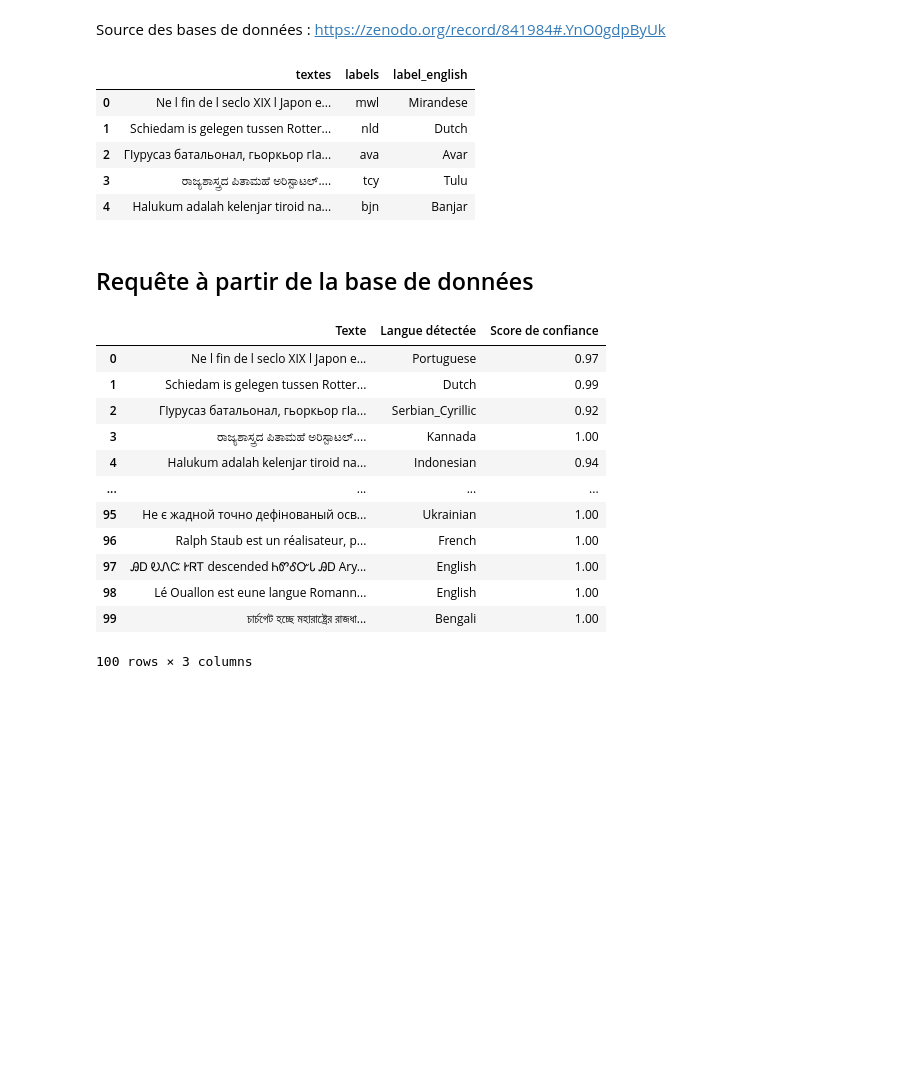
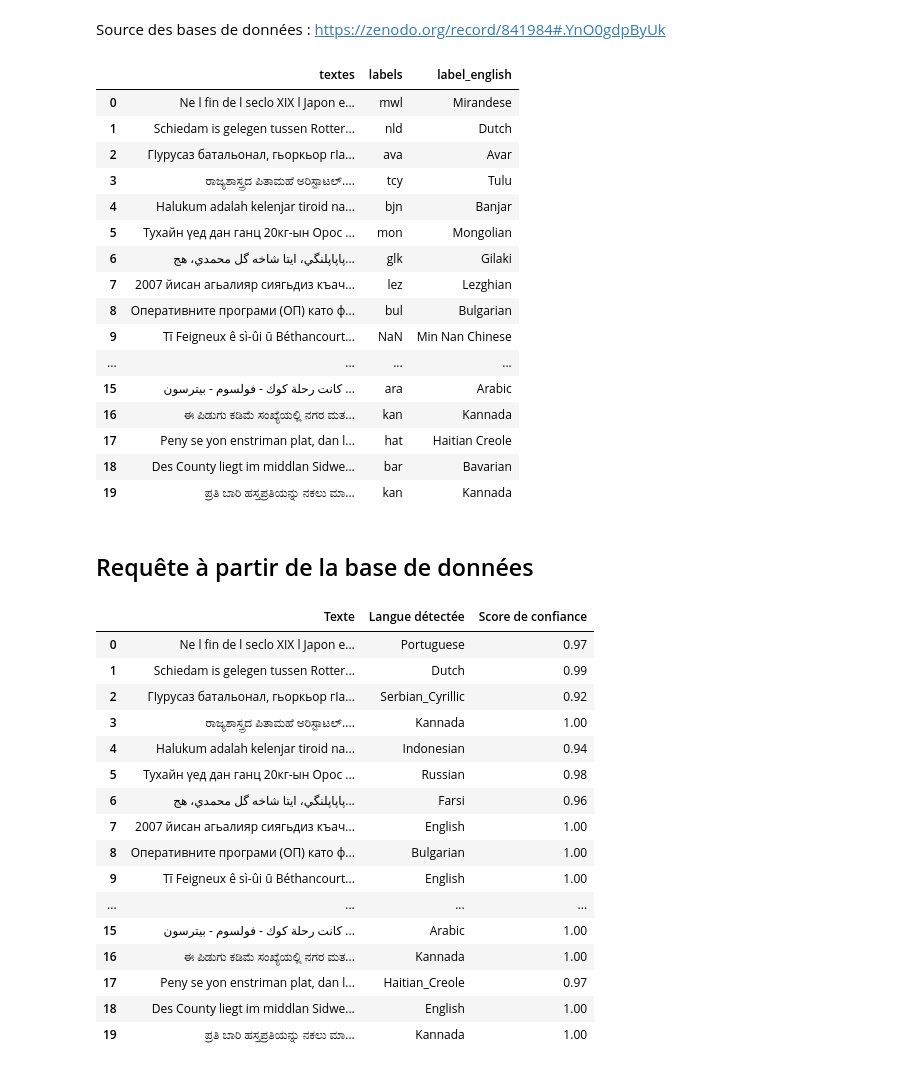
Before and after one commit to SanaeSaccomano/La-visite-commence-ici, a Jupyter notebook: A la découverte du métier/Notebook_Text_Analytics.ipynb, the cells around one changed output. Saved outputs shown, nothing was run; the diff lists cells and outputs as text; code cells hidden in the pictures; blank space fills up the shorter version.

```diff
--- a/A la découverte du métier/Notebook_Text_Analytics.ipynb
+++ b/A la découverte du métier/Notebook_Text_Analytics.ipynb
@@ -164,21 +164,33 @@ Source des bases de données :
 # %%
 # Cette fonction permet d'importer une base de données créées à partir des données de Wikipedia Language Identification database
 x_text = import_text_wiki(chemin, 'x_test.txt', 'y_test.txt', "labels.csv", 100)
-x_text.head(5)
+x_text.head(20)
 # %% [output]
 |  | textes | labels | label_english |
 | 0 | Ne l fin de l seclo XIX l Japon e... | mwl | Mirandese |
 | 1 | Schiedam is gelegen tussen Rotter... | nld | Dutch |
 | 2 | ГIурусаз батальонал, гьоркьор гIа... | ava | Avar |
 | 3 | ರಾಜ್ಯಶಾಸ್ತ್ರದ ಪಿತಾಮಹೆ ಅರಿಸ್ಟಾಟಲ್.... | tcy | Tulu |
 | 4 | Halukum adalah kelenjar tiroid na... | bjn | Banjar |
+| 5 | Тухайн үед дан ганц 20кг-ын Орос ... | mon | Mongolian |
+| 6 | پاپاپلنگي، ايتا شاخه گل محمدي، هج... | glk | Gilaki |
+| 7 | 2007 йисан агьалияр сиягьдиз къач... | lez | Lezghian |
+| 8 | Оперативните програми (ОП) като ф... | bul | Bulgarian |
+| 9 | Tī Feigneux ê sì-ûi ū Béthancourt... | NaN | Min Nan Chinese |
+| ... | ... | ... | ... |
+| 15 | كانت رحلة كوك - فولسوم - بيترسون ... | ara | Arabic |
+| 16 | ಈ ಪಿಡುಗು ಕಡಿಮೆ ಸಂಖ್ಯೆಯಲ್ಲಿ ನಗರ ಮತ... | kan | Kannada |
+| 17 | Peny se yon enstriman plat, dan l... | hat | Haitian Creole |
+| 18 | Des County liegt im middlan Sidwe... | bar | Bavarian |
+| 19 | ಪ್ರತಿ ಬಾರಿ ಹಸ್ತಪ್ರತಿಯನ್ನು ನಕಲು ಮಾ... | kan | Kannada |
 # %% [markdown]
 ## Requête à partir de la base de données
 # %%
 texte = []
 for i in range(len(x_text)):
     texte.append([x_text['textes'][i]])
-df_detection_langue(client, texte)
+df = df_detection_langue(client, texte)
+df.head(20)
 # %% [output]
 |  | Texte | Langue détectée | Score de confiance |
 | 0 | Ne l fin de l seclo XIX l Japon e... | Portuguese | 0.97 |
@@ -186,10 +198,14 @@ df_detection_langue(client, texte)
 | 2 | ГIурусаз батальонал, гьоркьор гIа... | Serbian_Cyrillic | 0.92 |
 | 3 | ರಾಜ್ಯಶಾಸ್ತ್ರದ ಪಿತಾಮಹೆ ಅರಿಸ್ಟಾಟಲ್.... | Kannada | 1.00 |
 | 4 | Halukum adalah kelenjar tiroid na... | Indonesian | 0.94 |
+| 5 | Тухайн үед дан ганц 20кг-ын Орос ... | Russian | 0.98 |
+| 6 | پاپاپلنگي، ايتا شاخه گل محمدي، هج... | Farsi | 0.96 |
+| 7 | 2007 йисан агьалияр сиягьдиз къач... | English | 1.00 |
+| 8 | Оперативните програми (ОП) като ф... | Bulgarian | 1.00 |
+| 9 | Tī Feigneux ê sì-ûi ū Béthancourt... | English | 1.00 |
 | ... | ... | ... | ... |
-| 95 | Не є жадной точно дефінованый осв... | Ukrainian | 1.00 |
-| 96 | Ralph Staub est un réalisateur, p... | French | 1.00 |
-| 97 | ᎯᎠ ᎧᏁᏨ ᎨᏒᎢ descended ᏂᏛᎴᏅᏓ ᎯᎠ Ary... | English | 1.00 |
-| 98 | Lé Ouallon est eune langue Romann... | English | 1.00 |
-| 99 | চার্চগেট হচ্ছে মহারাষ্ট্রের রাজধা... | Bengali | 1.00 |
+| 15 | كانت رحلة كوك - فولسوم - بيترسون ... | Arabic | 1.00 |
+| 16 | ಈ ಪಿಡುಗು ಕಡಿಮೆ ಸಂಖ್ಯೆಯಲ್ಲಿ ನಗರ ಮತ... | Kannada | 1.00 |
+| 17 | Peny se yon enstriman plat, dan l... | Haitian_Creole | 0.97 |
+| 18 | Des County liegt im middlan Sidwe... | English | 1.00 |
+| 19 | ಪ್ರತಿ ಬಾರಿ ಹಸ್ತಪ್ರತಿಯನ್ನು ನಕಲು ಮಾ... | Kannada | 1.00 |
-100 rows × 3 columns
```
Also changed, not shown: parts of 1 cell of this notebook.
